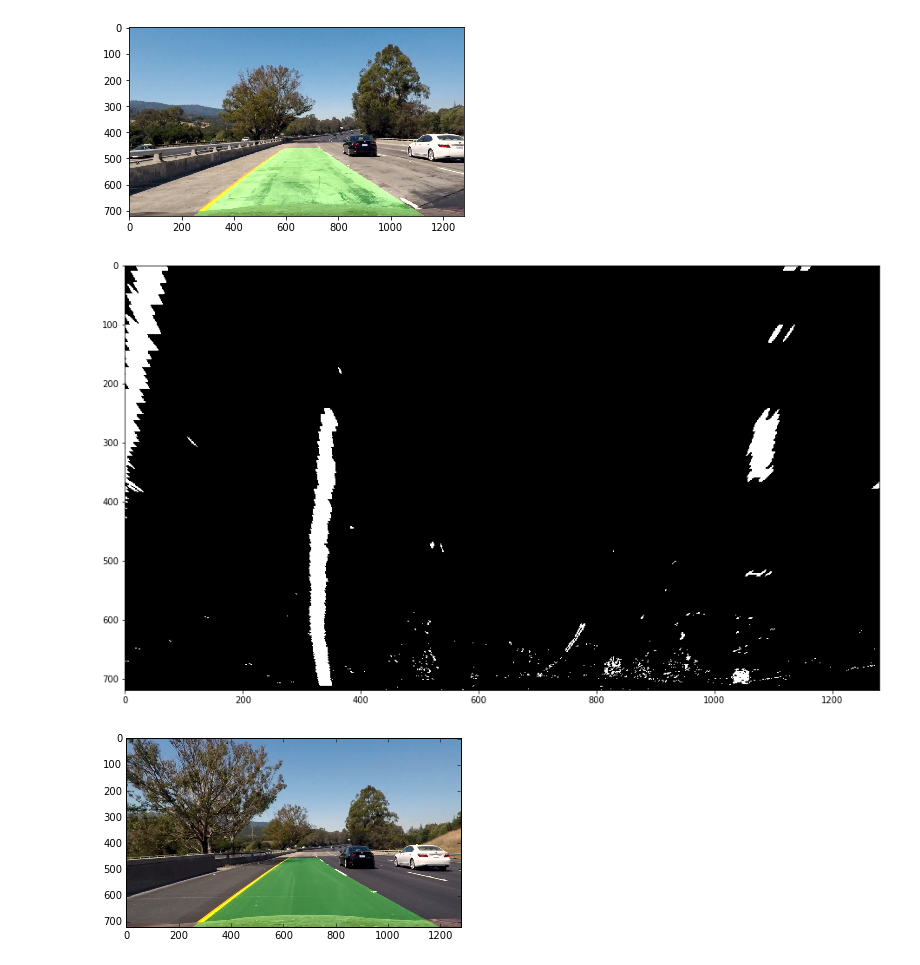
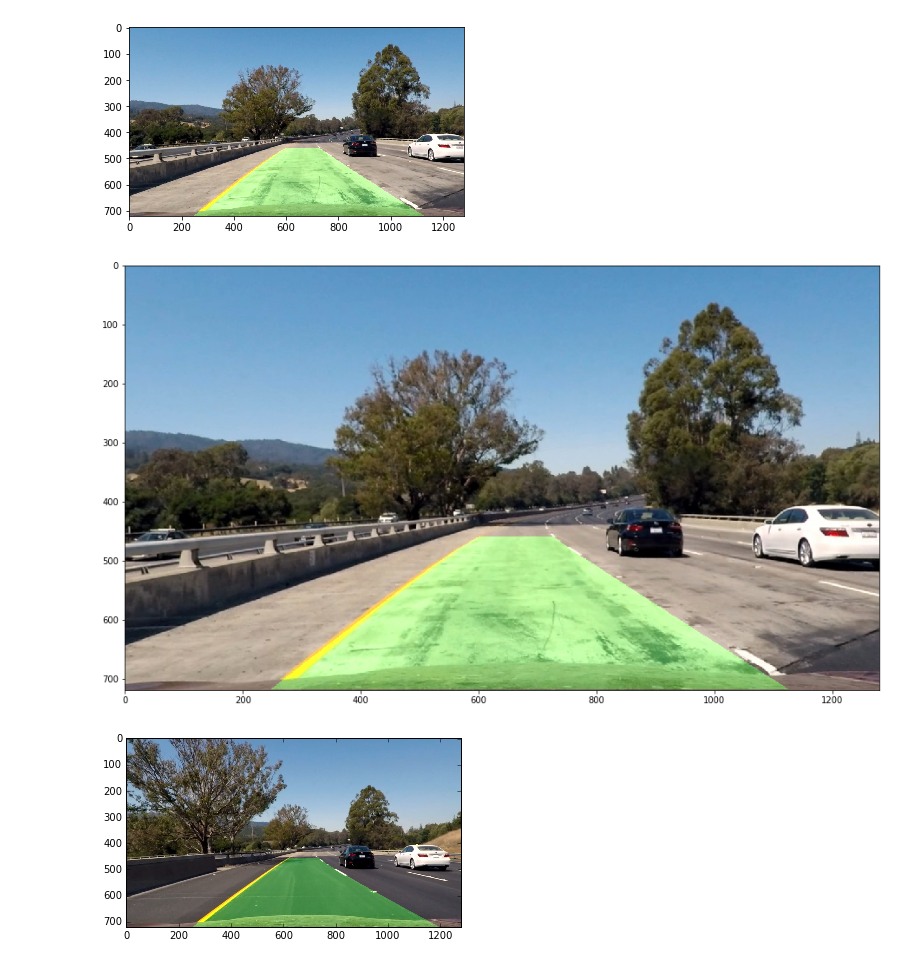
Before and after one commit to knguyen0105/CarND-Advanced-Lane-Lines, a Jupyter notebook: advanced-lane-finding.ipynb, the cells around one changed output. Saved outputs shown, nothing was run; the diff lists cells and outputs as text; code cells hidden in the pictures.

```diff
--- a/advanced-lane-finding.ipynb
+++ b/advanced-lane-finding.ipynb
@@ -477,16 +481,16 @@ plt.imshow(process(img))
 # %%
 img = mpimg.imread('test_images/test1.jpg')
 undist_img = undist(img)
 binary_img = threshold(undist_img)
 binary_warped = bird_eye(binary_img)
 left_fitx, right_fitx, ploty = detect_lane(binary_warped)
 result =  draw_lane(binary_warped, undist_img, left_fitx, right_fitx, ploty)
 
 plt.figure(figsize=(16,9))
-plt.imshow(binary_warped, cmap='gray')
-mpimg.imsave('examples/warped_test1.jpg', binary_warped,cmap='gray')
+plt.imshow(result)
+mpimg.imsave('./examples/test1_output.jpg', result)
 # %% [output]
-[figure, old version]
+[figure, new version]
 # %%
 images = glob.glob('test_images/test*.jpg')
 for fname in images:
```
Also changed, not shown: parts of 2 cells of this notebook, 2 other files.
